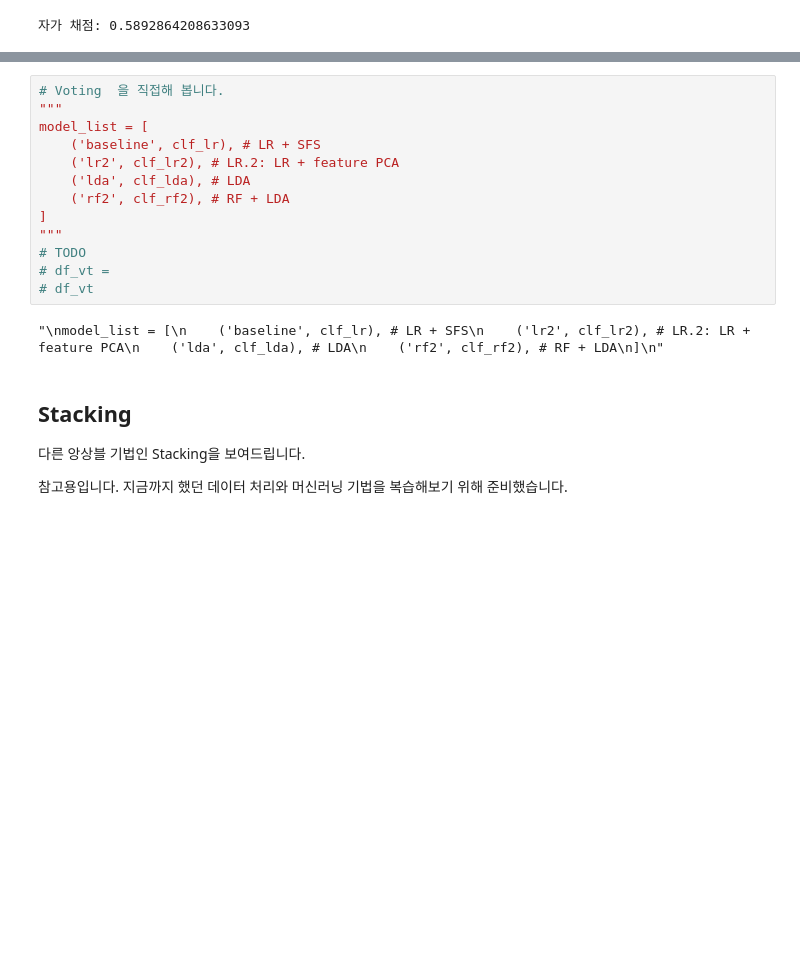
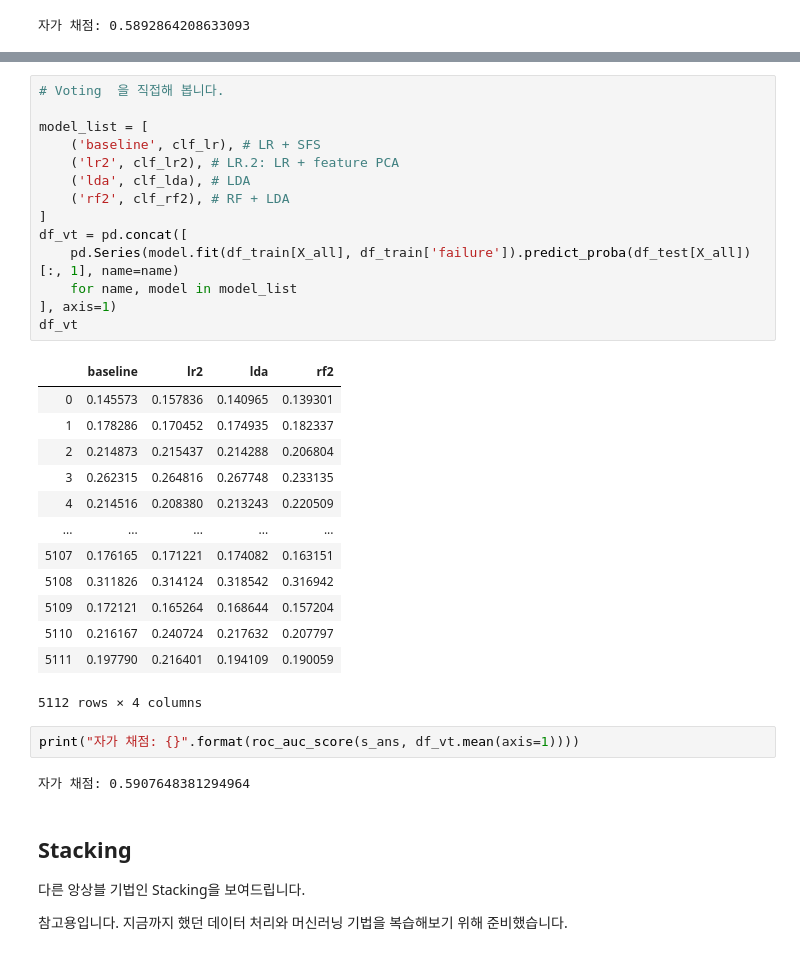
Before and after one commit to sunkusun9/DS_lv3_2408, a Jupyter notebook: sec_ds_lv3_prob1_kaggle.ipynb, the cells around one changed output, grey strips where cells are left out. Cells and saved outputs as stored; diff of their text form; blank space fills up the shorter version.

```diff
--- a/sec_ds_lv3_prob1_kaggle.ipynb
+++ b/sec_ds_lv3_prob1_kaggle.ipynb
@@ -447,18 +447,35 @@ print("자가 채점: {}".format(roc_auc_score(s_ans, prd)))
 # %%
 # Voting  을 직접해 봅니다.
-"""
+
 model_list = [
     ('baseline', clf_lr), # LR + SFS
     ('lr2', clf_lr2), # LR.2: LR + feature PCA
     ('lda', clf_lda), # LDA
     ('rf2', clf_rf2), # RF + LDA
 ]
-"""
-# TODO
-# df_vt =
-# df_vt
+df_vt = pd.concat([
+    pd.Series(model.fit(df_train[X_all], df_train['failure']).predict_proba(df_test[X_all])[:, 1], name=name)
+    for name, model in model_list
+], axis=1)
+df_vt
 # %% [output]
+|  | baseline | lr2 | lda | rf2 |
+| 0 | 0.145573 | 0.157836 | 0.140965 | 0.139301 |
+| 1 | 0.178286 | 0.170452 | 0.174935 | 0.182337 |
+| 2 | 0.214873 | 0.215437 | 0.214288 | 0.206804 |
+| 3 | 0.262315 | 0.264816 | 0.267748 | 0.233135 |
+| 4 | 0.214516 | 0.208380 | 0.213243 | 0.220509 |
+| ... | ... | ... | ... | ... |
+| 5107 | 0.176165 | 0.171221 | 0.174082 | 0.163151 |
+| 5108 | 0.311826 | 0.314124 | 0.318542 | 0.316942 |
+| 5109 | 0.172121 | 0.165264 | 0.168644 | 0.157204 |
+| 5110 | 0.216167 | 0.240724 | 0.217632 | 0.207797 |
+| 5111 | 0.197790 | 0.216401 | 0.194109 | 0.190059 |
-"\nmodel_list = [\n    ('baseline', clf_lr), # LR + SFS\n    ('lr2', clf_lr2), # LR.2: LR + feature PCA\n    ('lda', clf_lda), # LDA\n    ('rf2', clf_rf2), # RF + LDA\n]\n"
+5112 rows × 4 columns
+# %%
+print("자가 채점: {}".format(roc_auc_score(s_ans, df_vt.mean(axis=1))))
+# %% [output]
+자가 채점: 0.5907648381294964
 # %% [markdown]
 ## Stacking
 
```
Also changed, not shown: parts of 15 cells of this notebook.
